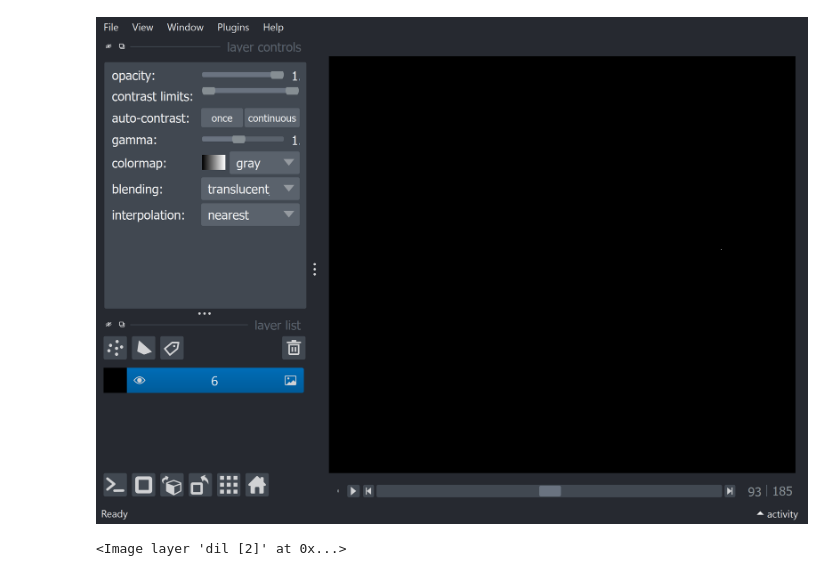
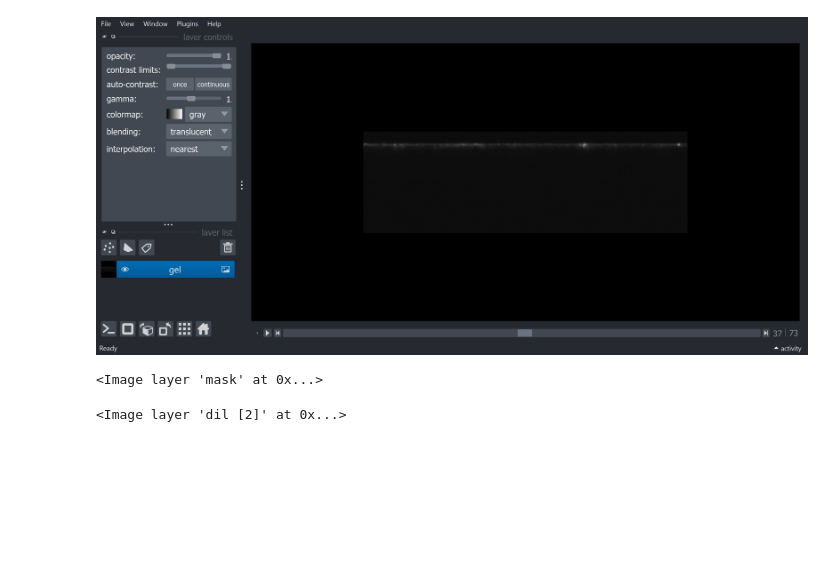
Before and after one commit to amityu/gel_sheets, a Jupyter notebook: napari_notebook.ipynb, the cells around one changed output. Cells and saved outputs as stored; diff of their text form; code cells hidden in the pictures; blank space fills up the shorter version.

```diff
--- a/napari_notebook.ipynb
+++ b/napari_notebook.ipynb
@@ -1,6 +1,6 @@
 # %%
 DATA_PATH = 'C:/Users/amityu/Gel_Sheet_Data/'
-MOVIE_PATH = DATA_PATH + 'Control 050721/'
+MOVIE_PATH = DATA_PATH +'CCA60/'
 GRAPH_PATH = 'C:Users/amityu/Gel_Sheet_Graph/'
 import numpy as np
 import matplotlib.pyplot as plt
@@ -18,14 +18,16 @@ from skimage import filters
 #from p_tqdm import p_map
 from scipy.ndimage import median_filter
 # %%
-gel = np.load(MOVIE_PATH + 'np/gel_norm.npy')
-open_mask = np.load(MOVIE_PATH + 'tmp/maskplan.npy')
+gel = np.load(MOVIE_PATH + 'np/gel_norm.npy', mmap_mode='r')
+x=150
+masked = np.load(MOVIE_PATH + 'np/masked_x=%d.npy'%x, mmap_mode='r')
+#mask = np.load(MOVIE_PATH + 'np/mask.npy', mmap_mode='r')
 # %%
 import napari
 
 viewer = napari.Viewer()
-image = open_mask[6, :, :, :]
-viewer.add_image(image, name='6')
+image = gel[:, :, :, 256]
+viewer.add_image(image, name='gel')
 napari.utils.nbscreenshot(viewer)
 # %% [output]
 WARNING: DirectWrite: CreateFontFaceFromHDC() failed (Indicates an error in an input file such as a font file.) for QFontDef(Family="", pointsize=12, pixelsize=16, styleHint=5, weight=50, stretch=100, ...
@@ -32 +35 @@ WARNING: DirectWrite: CreateFontFaceFromHDC() failed (Indicates an error in an i
-[figure, old version]
+[figure, new version]
@@ -32,0 +38,7 @@ WARNING: DirectWrite: CreateFontFaceFromHDC() failed (Indicates an error in an i
+# %%
+#mask1[:,0:15,:,:] = False
+
+image = mask[:, :, :, 256]
+viewer.add_image(image, name='mask')
+# %% [output]
+<Image layer 'mask' at 0x...>
```
Also changed, not shown: parts of 3 cells of this notebook, 8 other files.
